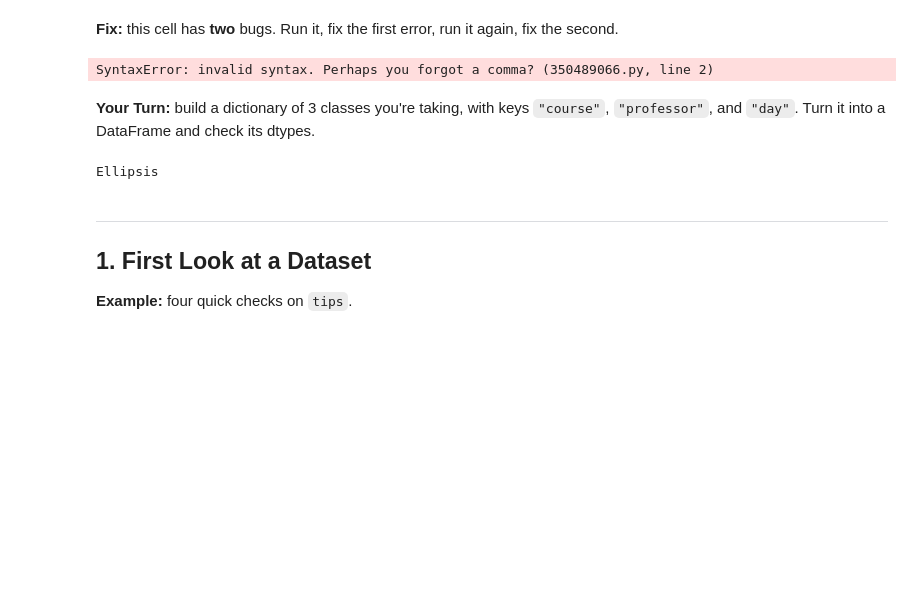
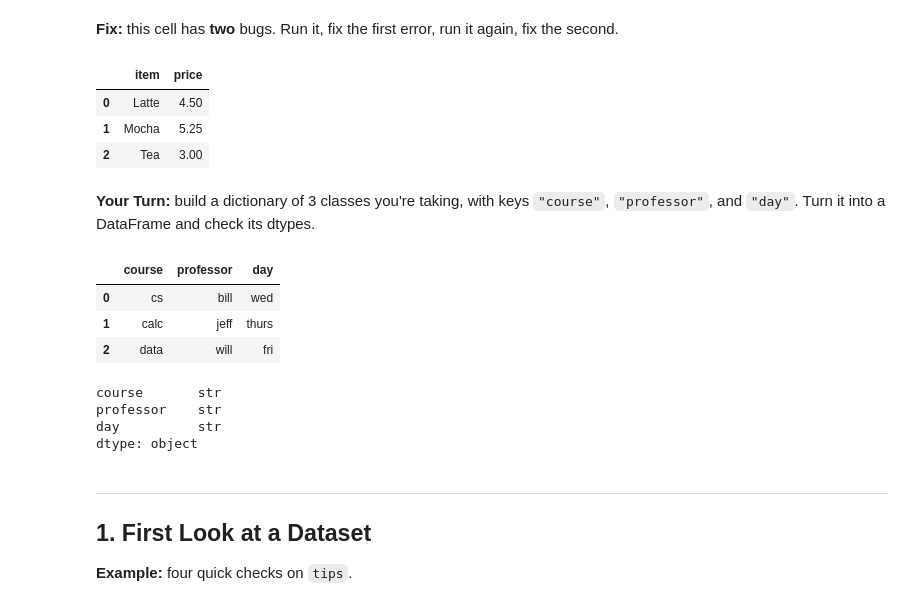
Before and after one commit to himanibalaga/JCP-fall-26, a Jupyter notebook: Week_4.ipynb, the cells around one changed output. Saved outputs shown, nothing was run; the diff lists cells and outputs as text; code cells hidden in the pictures; blank space fills up the shorter version.

```diff
--- a/Week_4.ipynb
+++ b/Week_4.ipynb
@@ -78,26 +78,37 @@ dtype: object
 **Fix:** this cell has **two** bugs. Run it, fix the first error, run it again, fix the second.
 # %%
 broken = {
-    "item": ["Latte", "Mocha", "Tea"]
-    "price": [4.50, 5.25]
+    "item": ["Latte", "Mocha", "Tea"],
+    "price": [4.50, 5.25, 3.00]
 }
 pd.DataFrame(broken)
 # %% [output]
-SyntaxError: invalid syntax. Perhaps you forgot a comma? (350489066.py, line 2)
+|  | item | price |
+| 0 | Latte | 4.50 |
+| 1 | Mocha | 5.25 |
+| 2 | Tea | 3.00 |
 # %% [markdown]
 **Your Turn:** build a dictionary of 3 classes you're taking, with keys `"course"`, `"professor"`, and `"day"`. Turn it into a DataFrame and check its dtypes.
 # %%
 my_classes = {
-    "course": ...,
-    "professor": ...,
-    "day": ...
+    "course": ['cs', 'calc', 'data'],
+    "professor": ['bill', 'jeff', 'will'],
+    "day": ['wed', 'thurs', 'fri']
 }
-classes_df = ...
+classes_df = pd.DataFrame(my_classes)
 classes_df
 # %% [output]
-Ellipsis
+|  | course | professor | day |
+| 0 | cs | bill | wed |
+| 1 | calc | jeff | thurs |
+| 2 | data | will | fri |
 # %%
 classes_df.dtypes
+# %% [output]
+course       str
+professor    str
+day          str
+dtype: object
 # %% [markdown]
 ---
 ## 1. First Look at a Dataset
```
Also changed, not shown: parts of 50 cells of this notebook, 1 other file.
